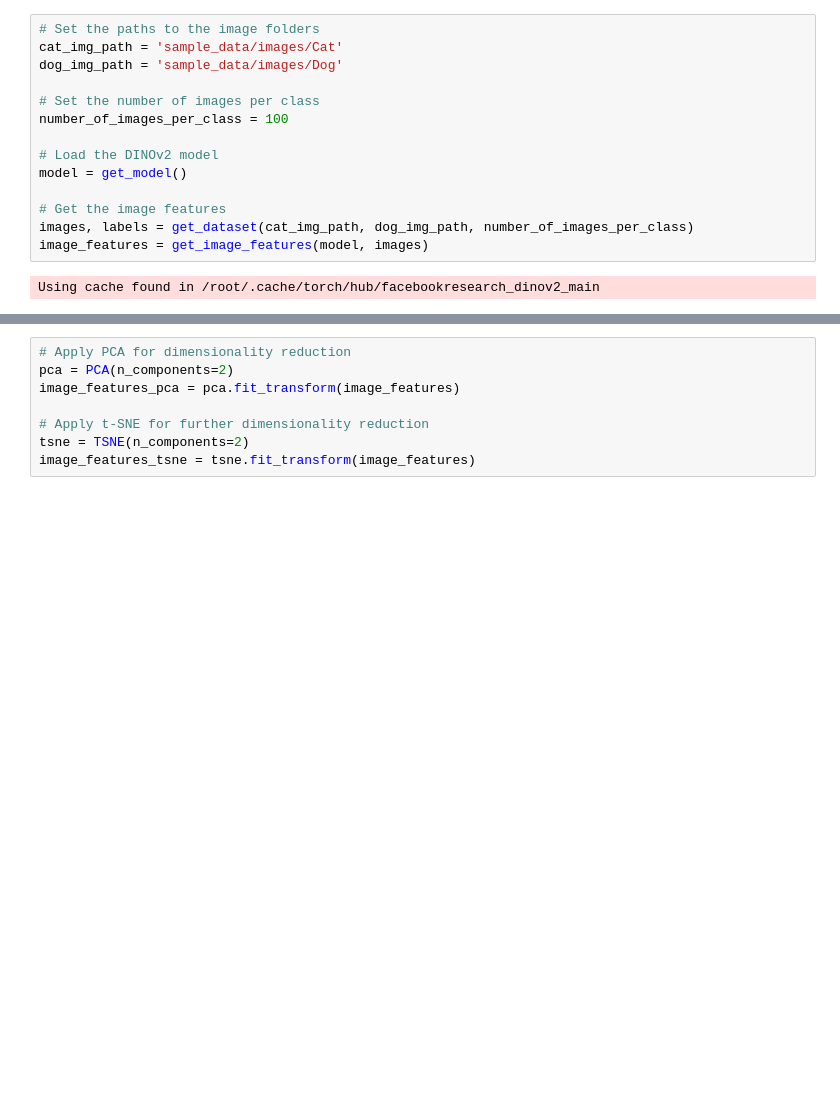
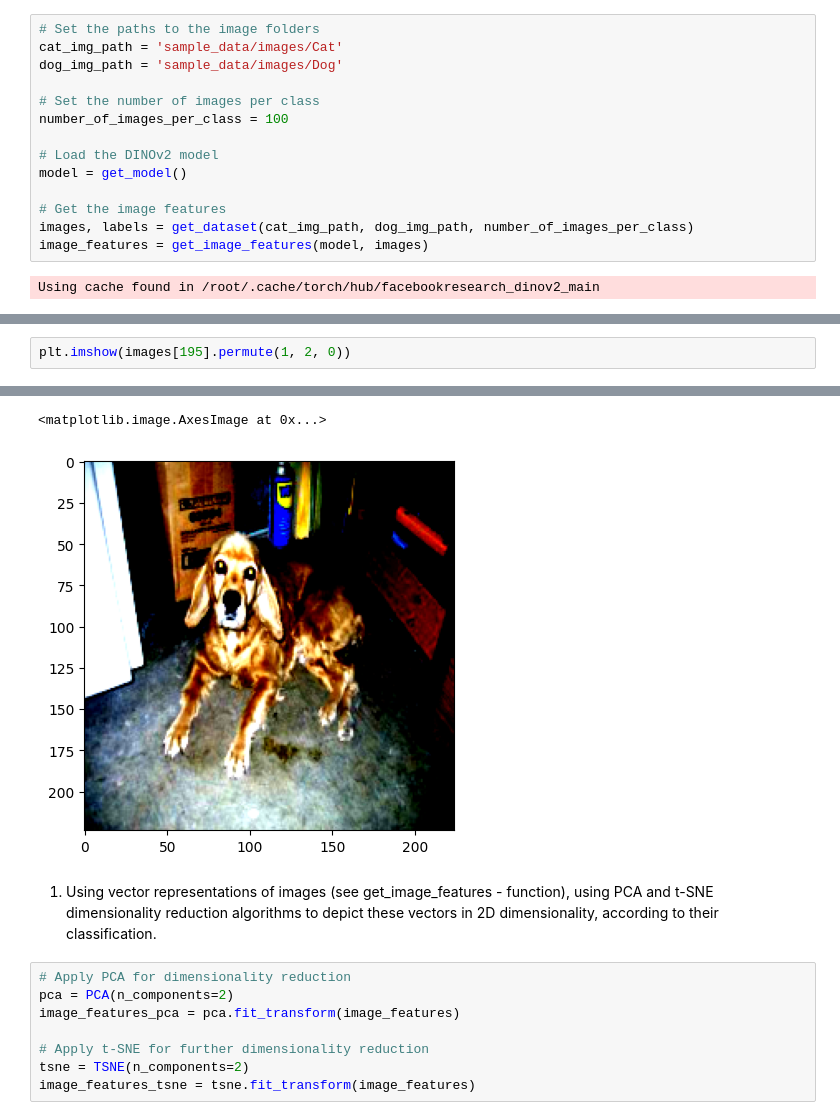
Before and after one commit to mariamzhamakochyan/DINOv2-Image-Analysis-and-Classification, a Jupyter notebook: Untitled1.ipynb, the cells around one changed output, grey strips where cells are left out. Cells and saved outputs as stored; diff of their text form; blank space fills up the shorter version.

```diff
--- a/Untitled1.ipynb
+++ b/Untitled1.ipynb
@@ -89,0 +104,3 @@ Using cache found in /root/.cache/torch/hub/facebookresearch_dinov2_main
+# %%
+plt.imshow(images[195].permute(1, 2, 0))
+# %% [output]
@@ -90,3 +108,7 @@ Using cache found in /root/.cache/torch/hub/facebookresearch_dinov2_main
+<matplotlib.image.AxesImage at 0x...>
+[figure, added]
+# %% [markdown]
+1. Using vector representations of images (see get_image_features - function), using PCA and t-SNE dimensionality reduction algorithms to depict these vectors in 2D dimensionality, according to their classification.
 # %%
 # Apply PCA for dimensionality reduction
 pca = PCA(n_components=2)
```
Also changed, not shown: parts of 14 cells of this notebook.
